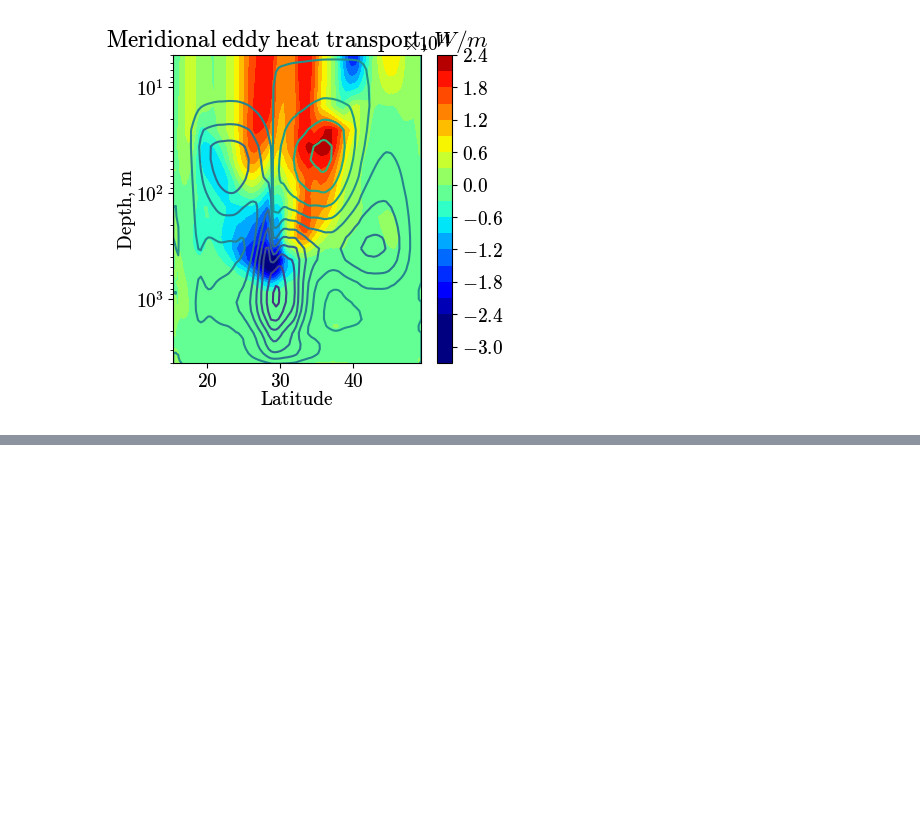
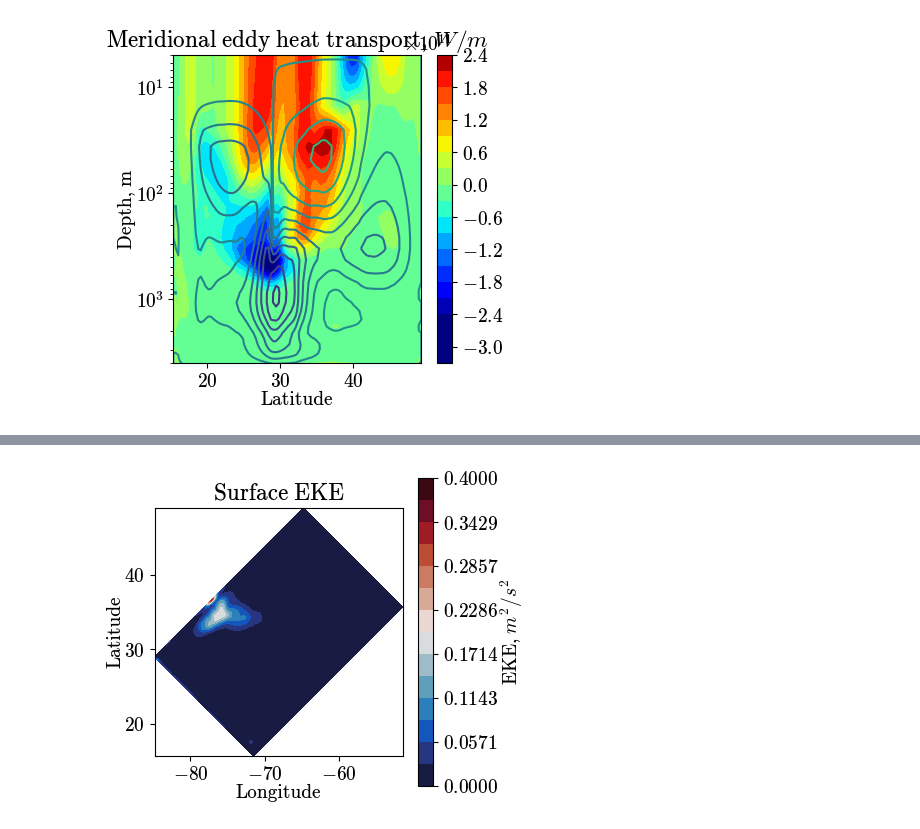
Before and after one commit to Pperezhogin/NEMO-Reynolds, a Jupyter notebook: Figures.ipynb, the cells around one changed output, grey strips where cells are left out. Saved outputs shown, nothing was run; the diff lists cells and outputs as text; code cells hidden in the pictures; blank space fills up the shorter version.

```diff
--- a/Figures.ipynb
+++ b/Figures.ipynb
@@ -40,0 +58,4 @@ plot_flux_MOC('/scratch/pp2681/NEMO-data/Reynolds/CR_20/GYRE_360d_00010101_00301
+# %%
+exp.plot_EKE()
+# %% [output]
+[figure, added]
```
Also changed, not shown: parts of 11 cells of this notebook, 2 other files.
